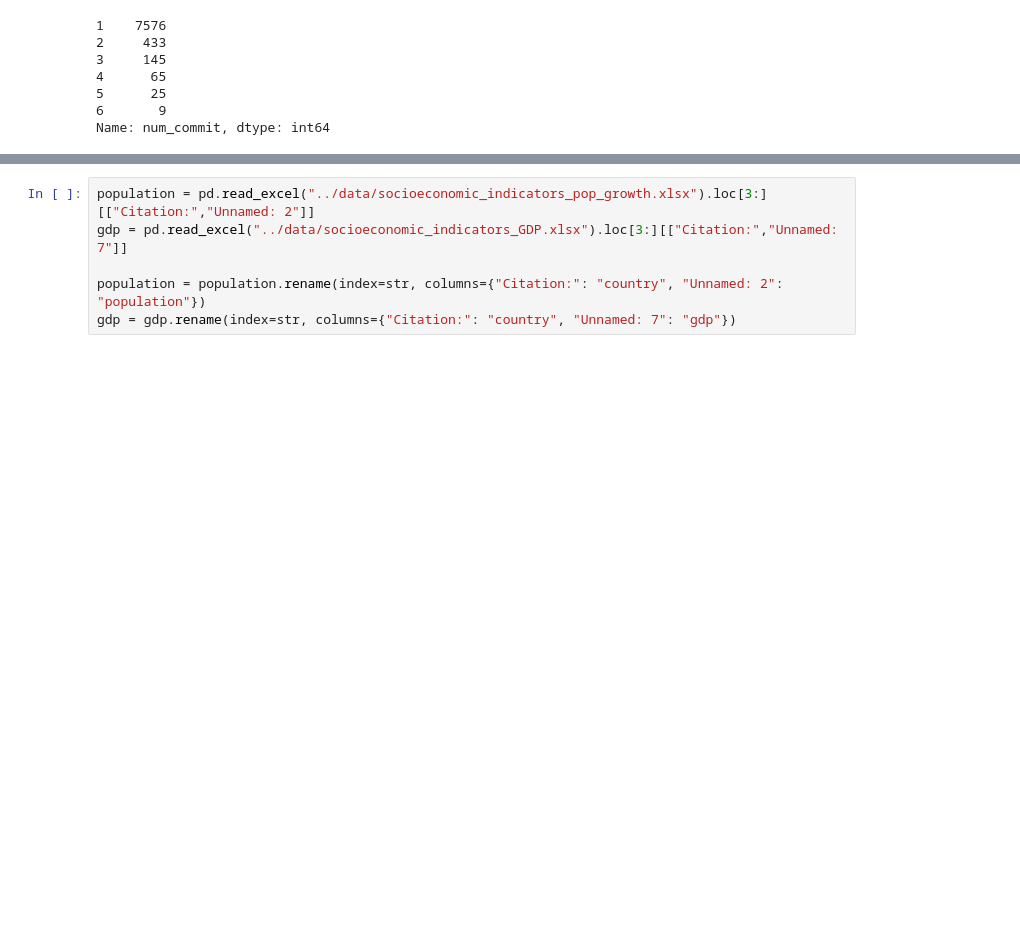
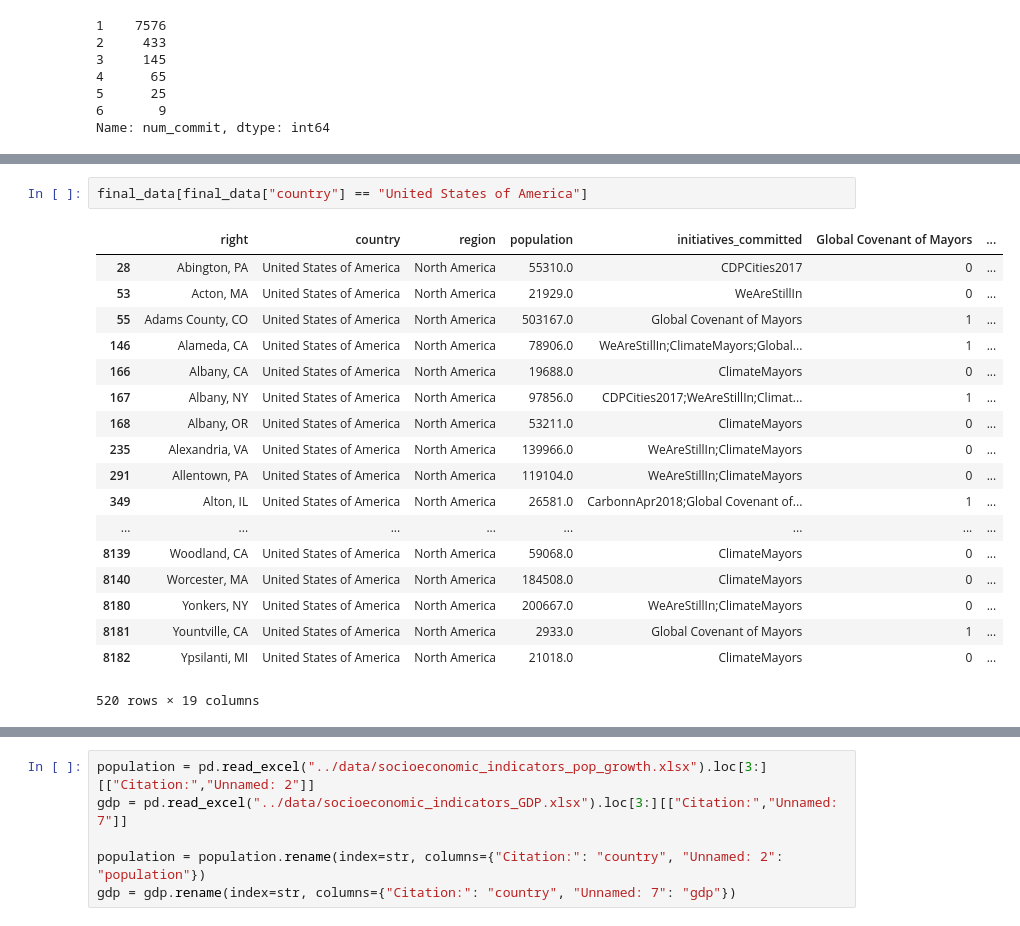
Before and after one commit to randyjulian/hack4climate, a Jupyter notebook: notebooks/YNC Datathon 1b Nicklaus.ipynb, the cells around one changed output, grey strips where cells are left out. Cells and saved outputs as stored; diff of their text form; blank space fills up the shorter version.

```diff
--- a/notebooks/YNC Datathon 1b Nicklaus.ipynb
+++ b/notebooks/YNC Datathon 1b Nicklaus.ipynb
@@ -352,5 +352,26 @@ final_data.head(5)
 | 2 | A CoruÃ±a | Spain | Europe | 247482.0 | EUCovenantofMayors2018;CarbonnApr... | 0 | ... |
 | 3 | Â Valleseco | Spain | Europe | 3886.0 | EUCovenantofMayors2018 | 0 | ... |
 | 4 | Ä°zmir Metropolitan Municipality | Turkey | Eastern Europe and Central Asia | 4113072.0 | EUCovenantofMayors2018;CarbonnApr... | 0 | ... |
+# %%
+final_data[final_data["country"] == "United States of America"]
+# %% [output]
+|  | right | country | region | population | initiatives_committed | Global Covenant of Mayors | ... |
+| 28 | Abington, PA | United States of America | North America | 55310.0 | CDPCities2017 | 0 | ... |
+| 53 | Acton, MA | United States of America | North America | 21929.0 | WeAreStillIn | 0 | ... |
+| 55 | Adams County, CO | United States of America | North America | 503167.0 | Global Covenant of Mayors | 1 | ... |
+| 146 | Alameda, CA | United States of America | North America | 78906.0 | WeAreStillIn;ClimateMayors;Global... | 1 | ... |
+| 166 | Albany, CA | United States of America | North America | 19688.0 | ClimateMayors | 0 | ... |
+| 167 | Albany, NY | United States of America | North America | 97856.0 | CDPCities2017;WeAreStillIn;Climat... | 1 | ... |
+| 168 | Albany, OR | United States of America | North America | 53211.0 | ClimateMayors | 0 | ... |
+| 235 | Alexandria, VA | United States of America | North America | 139966.0 | WeAreStillIn;ClimateMayors | 0 | ... |
+| 291 | Allentown, PA | United States of America | North America | 119104.0 | WeAreStillIn;ClimateMayors | 0 | ... |
+| 349 | Alton, IL | United States of America | North America | 26581.0 | CarbonnApr2018;Global Covenant of... | 1 | ... |
+| ... | ... | ... | ... | ... | ... | ... | ... |
+| 8139 | Woodland, CA | United States of America | North America | 59068.0 | ClimateMayors | 0 | ... |
+| 8140 | Worcester, MA | United States of America | North America | 184508.0 | ClimateMayors | 0 | ... |
+| 8180 | Yonkers, NY | United States of America | North America | 200667.0 | WeAreStillIn;ClimateMayors | 0 | ... |
+| 8181 | Yountville, CA | United States of America | North America | 2933.0 | Global Covenant of Mayors | 1 | ... |
+| 8182 | Ypsilanti, MI | United States of America | North America | 21018.0 | ClimateMayors | 0 | ... |
+520 rows × 19 columns
 # %%
 compare_countries = final_data.groupby(["country", "region"]).agg(np.sum).reset_index()
```
Also changed, not shown: parts of 8 cells of this notebook, 1 other file.
